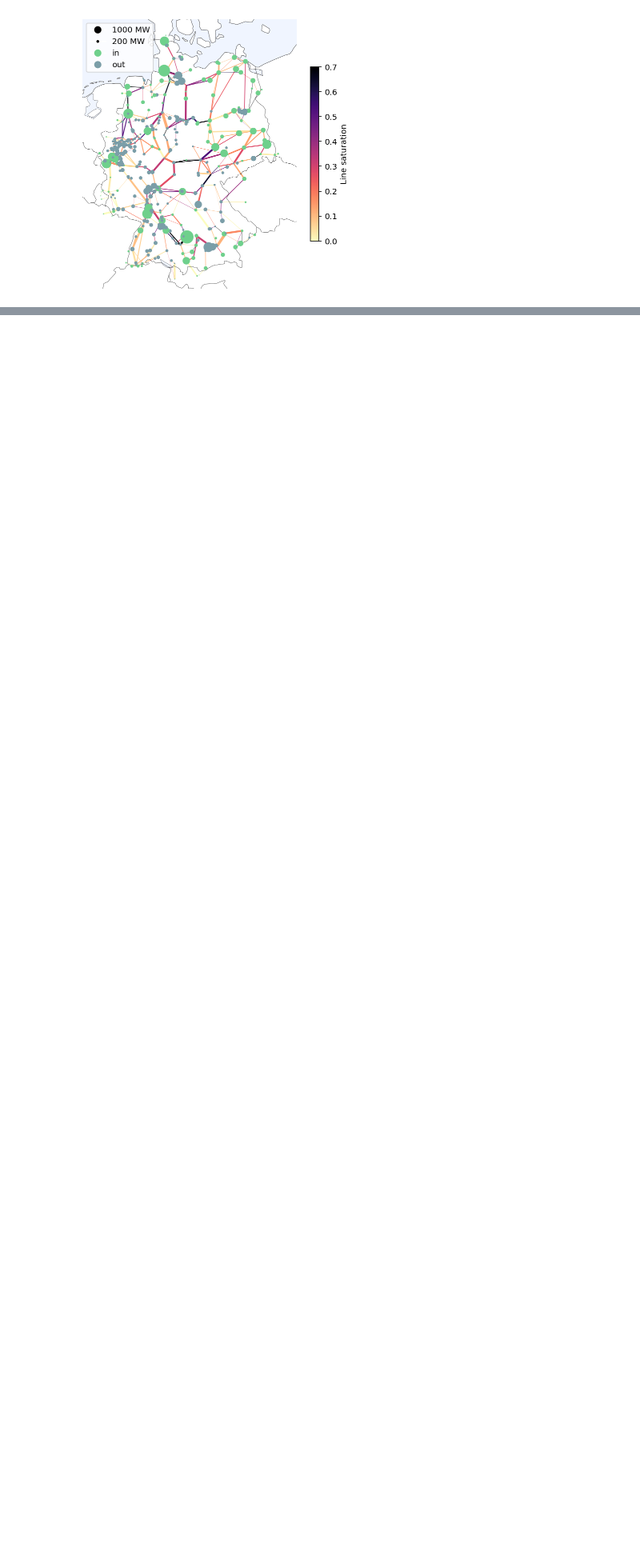
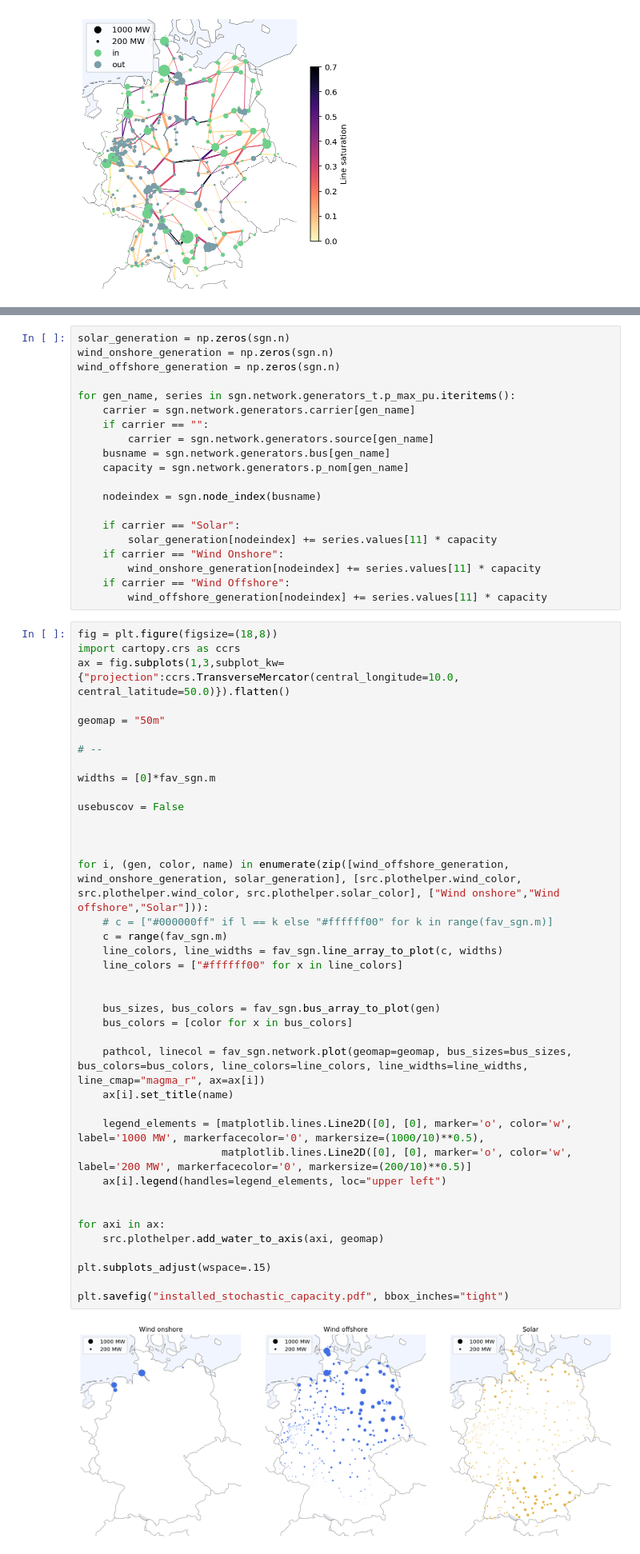
Before and after one commit to fonsp/grid-analysis, a Jupyter notebook: notebooks/models/Additional figures.ipynb, the cells around one changed output, grey strips where cells are left out. Shown at 80% size. Drawn from its saved outputs; the diff is of its cells as text; blank space fills up the shorter version.

```diff
--- a/notebooks/models/Additional figures.ipynb
+++ b/notebooks/models/Additional figures.ipynb
@@ -403,0 +431,61 @@ fav_sgn.m
+# %%
+solar_generation = np.zeros(sgn.n)
+wind_onshore_generation = np.zeros(sgn.n)
+wind_offshore_generation = np.zeros(sgn.n)
+
+for gen_name, series in sgn.network.generators_t.p_max_pu.iteritems():
+    carrier = sgn.network.generators.carrier[gen_name]
+    if carrier == "":
+        carrier = sgn.network.generators.source[gen_name]
+    busname = sgn.network.generators.bus[gen_name]
+    capacity = sgn.network.generators.p_nom[gen_name]
+
+    nodeindex = sgn.node_index(busname)
+
+    if carrier == "Solar":
+        solar_generation[nodeindex] += series.values[11] * capacity
+    if carrier == "Wind Onshore":
+        wind_onshore_generation[nodeindex] += series.values[11] * capacity
+    if carrier == "Wind Offshore":
+        wind_offshore_generation[nodeindex] += series.values[11] * capacity
+# %%
+fig = plt.figure(figsize=(18,8))
+import cartopy.crs as ccrs
+ax = fig.subplots(1,3,subplot_kw={"projection":ccrs.TransverseMercator(central_longitude=10.0, central_latitude=50.0)}).flatten()
+
+geomap = "50m"
+
+# --
+
+widths = [0]*fav_sgn.m
+
+usebuscov = False
+
+
+
+for i, (gen, color, name) in enumerate(zip([wind_offshore_generation, wind_onshore_generation, solar_generation], [src.plothelper.wind_color, src.plothelper.wind_color, src.plothelper.solar_color], ["Wind onshore","Wind offshore","Solar"])):
+    # c = ["#000000ff" if l == k else "#ffffff00" for k in range(fav_sgn.m)]
+    c = range(fav_sgn.m)
+    line_colors, line_widths = fav_sgn.line_array_to_plot(c, widths)
+    line_colors = ["#ffffff00" for x in line_colors]
+
+
+    bus_sizes, bus_colors = fav_sgn.bus_array_to_plot(gen)
+    bus_colors = [color for x in bus_colors]
+
+    pathcol, linecol = fav_sgn.network.plot(geomap=geomap, bus_sizes=bus_sizes, bus_colors=bus_colors, line_colors=line_colors, line_widths=line_widths, line_cmap="magma_r", ax=ax[i])
+    ax[i].set_title(name)
+
+    legend_elements = [matplotlib.lines.Line2D([0], [0], marker='o', color='w', label='1000 MW', markerfacecolor='0', markersize=(1000/10)**0.5),
+                       matplotlib.lines.Line2D([0], [0], marker='o', color='w', label='200 MW', markerfacecolor='0', markersize=(200/10)**0.5)]
+    ax[i].legend(handles=legend_elements, loc="upper left")
+
+
+for axi in ax:
+    src.plothelper.add_water_to_axis(axi, geomap)
+
+plt.subplots_adjust(wspace=.15)
+
+plt.savefig("installed_stochastic_capacity.pdf", bbox_inches="tight")
+# %% [output]
+[figure, added]
```
Also changed, not shown: parts of 9 cells of this notebook, 28 other files.
